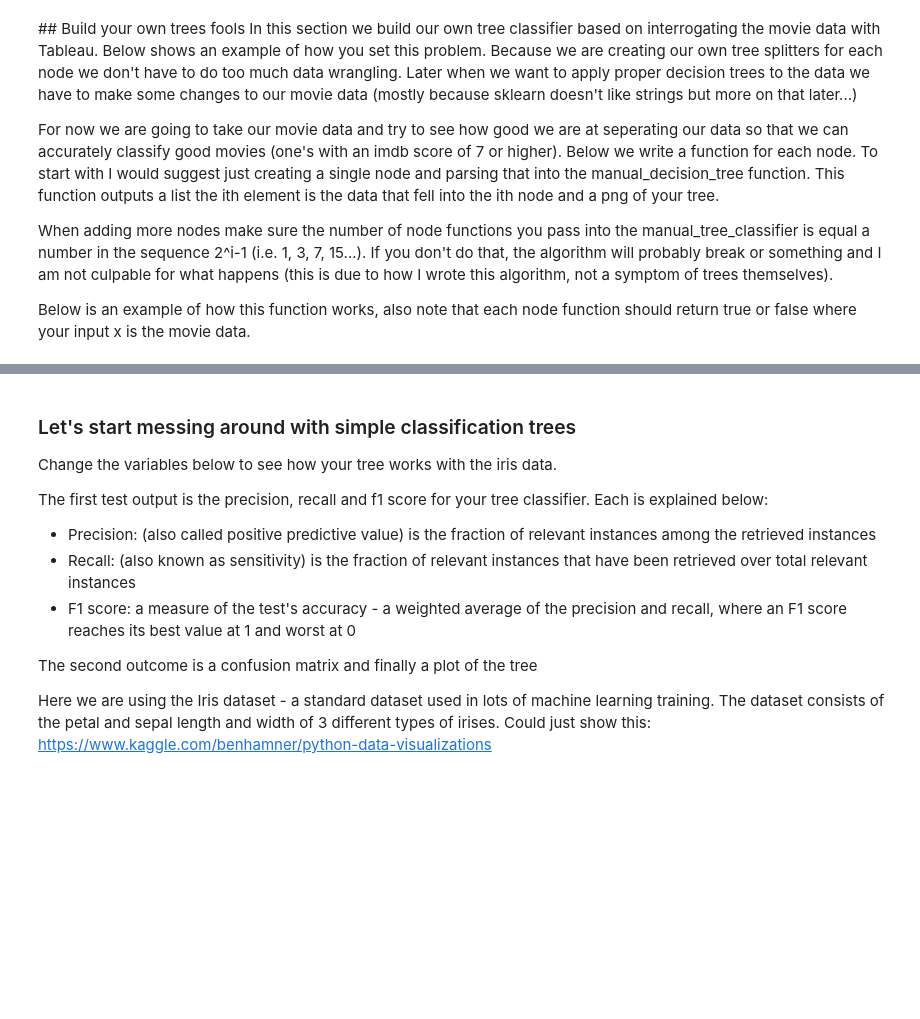
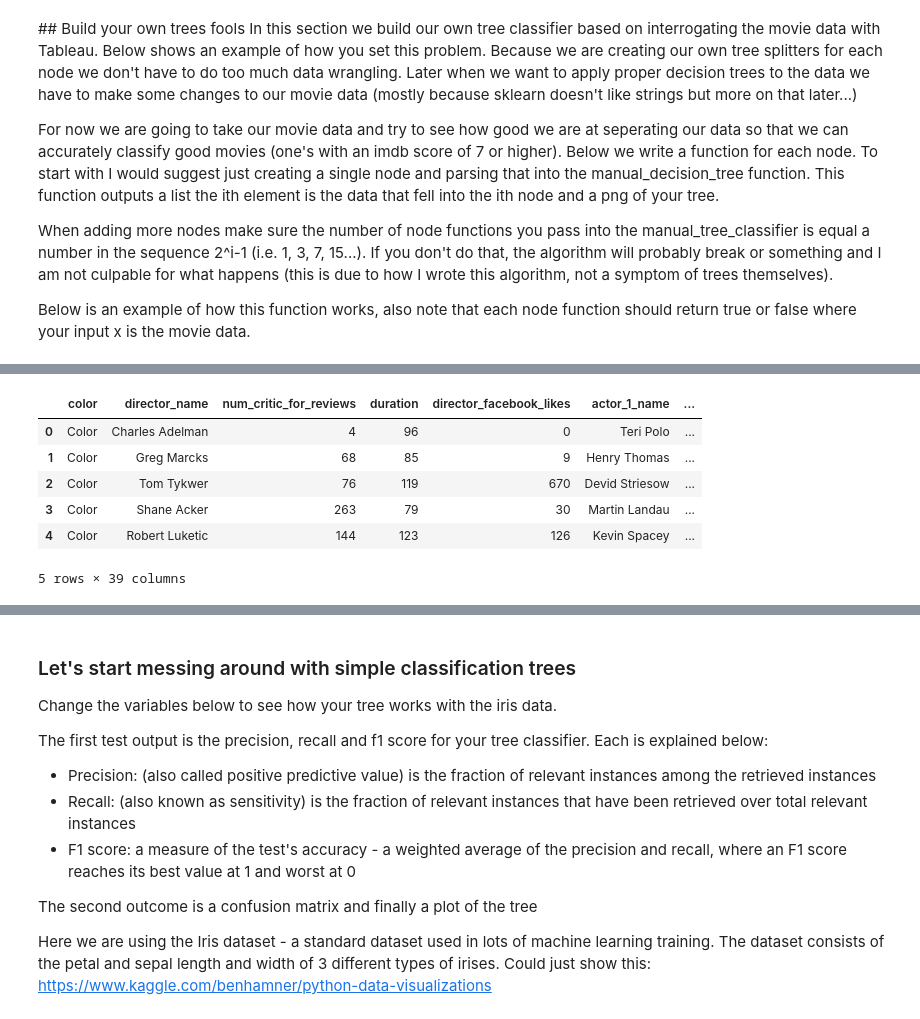
Before and after one commit to isichei/decision_tree_training, a Jupyter notebook: decision_trees.ipynb, the cells around one changed output, grey strips where cells are left out. Saved outputs shown, nothing was run; the diff lists cells and outputs as text; code cells hidden in the pictures; blank space fills up the shorter version.

```diff
--- a/decision_trees.ipynb
+++ b/decision_trees.ipynb
@@ -151,3 +163,13 @@ Image(tree_png)
 # %%
 # Investigate data outputs
-view_data = node_data[0]
+node_data_to_view = 0
+view_data = pd.DataFrame(node_data[node_data_to_view], columns = col_names)
+view_data.head()
+# %% [output]
+|  | color | director_name | num_critic_for_reviews | duration | director_facebook_likes | actor_1_name | ... |
+| 0 | Color | Charles Adelman | 4 | 96 | 0 | Teri Polo | ... |
+| 1 | Color | Greg Marcks | 68 | 85 | 9 | Henry Thomas | ... |
+| 2 | Color | Tom Tykwer | 76 | 119 | 670 | Devid Striesow | ... |
+| 3 | Color | Shane Acker | 263 | 79 | 30 | Martin Landau | ... |
+| 4 | Color | Robert Luketic | 144 | 123 | 126 | Kevin Spacey | ... |
+5 rows × 39 columns
```
Also changed, not shown: parts of 6 cells of this notebook.
